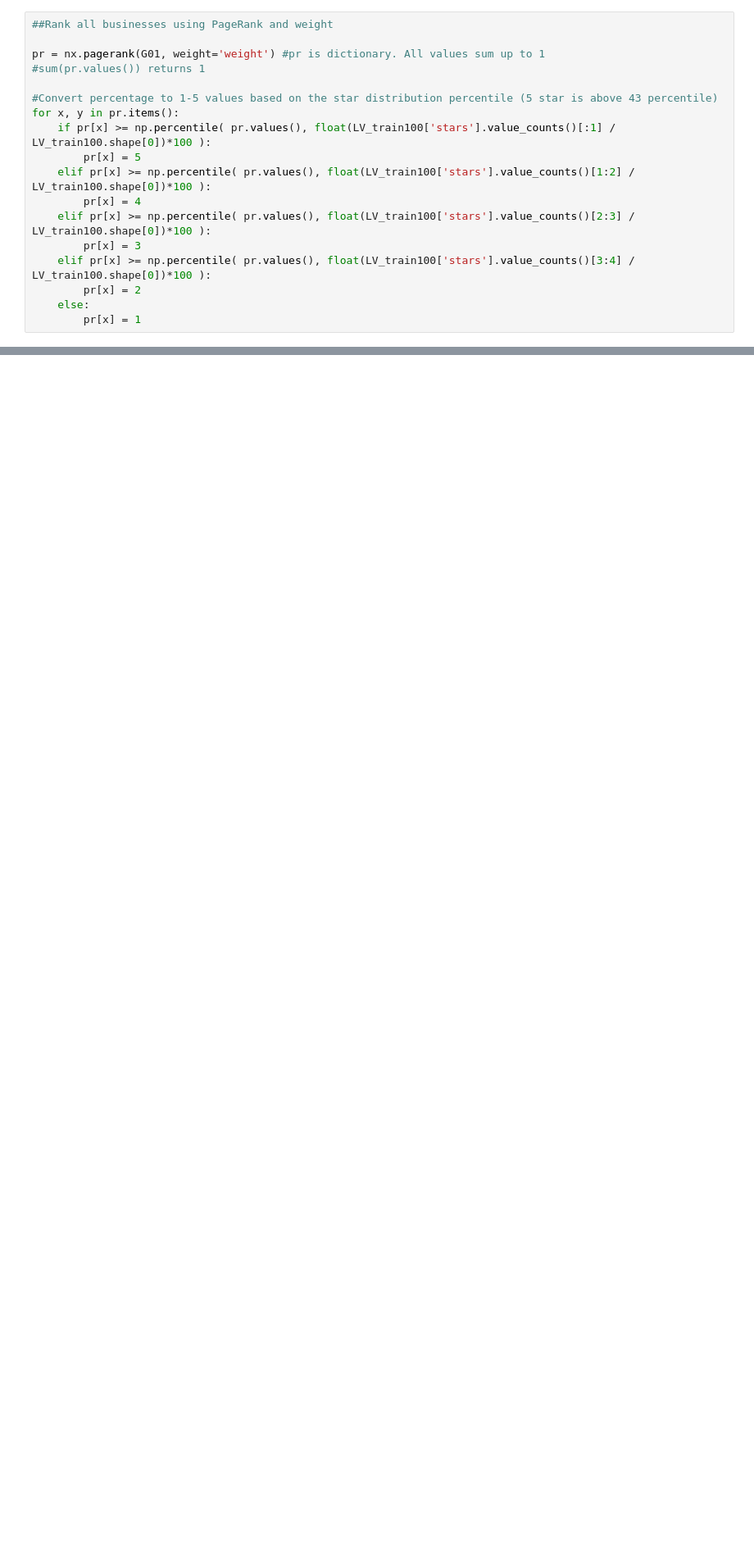
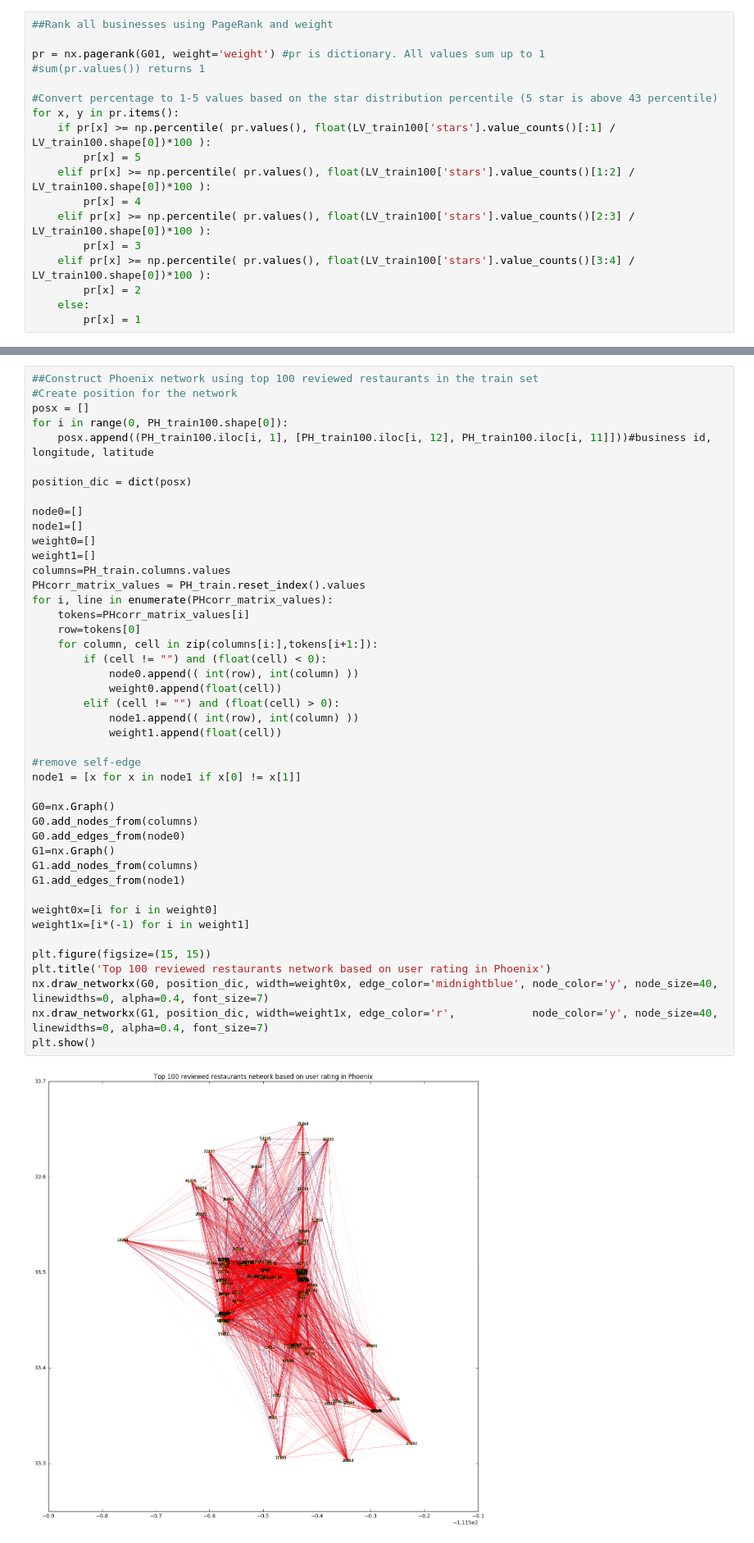
Before and after one commit to NickHoernle/Data-Science-Project-AM209a, a Jupyter notebook: baseline_model/network_based_recommendation_Reiko.ipynb, the cells around one changed output, grey strips where cells are left out. Shown at 82% size. Drawn from its saved outputs; the diff is of its cells as text; blank space fills up the shorter version.

```diff
--- a/baseline_model/network_based_recommendation_Reiko.ipynb
+++ b/baseline_model/network_based_recommendation_Reiko.ipynb
@@ -235,0 +235,46 @@ This analysis included 100 businesses located in Las Vegas. The node in the netw
+# %%
+##Construct Phoenix network using top 100 reviewed restaurants in the train set
+#Create position for the network
+posx = []
+for i in range(0, PH_train100.shape[0]):
+    posx.append((PH_train100.iloc[i, 1], [PH_train100.iloc[i, 12], PH_train100.iloc[i, 11]]))#business id, longitude, latitude
+
+position_dic = dict(posx)
+
+node0=[]
+node1=[]
+weight0=[]
+weight1=[]
+columns=PH_train.columns.values
+PHcorr_matrix_values = PH_train.reset_index().values
+for i, line in enumerate(PHcorr_matrix_values):
+    tokens=PHcorr_matrix_values[i]
+    row=tokens[0]
+    for column, cell in zip(columns[i:],tokens[i+1:]):
+        if (cell != "") and (float(cell) < 0):
+            node0.append(( int(row), int(column) ))
+            weight0.append(float(cell))
+        elif (cell != "") and (float(cell) > 0):
+            node1.append(( int(row), int(column) ))
+            weight1.append(float(cell))
+
+#remove self-edge
+node1 = [x for x in node1 if x[0] != x[1]]
+
+G0=nx.Graph()
+G0.add_nodes_from(columns)
+G0.add_edges_from(node0)
+G1=nx.Graph()
+G1.add_nodes_from(columns)
+G1.add_edges_from(node1)
+
+weight0x=[i for i in weight0]
+weight1x=[i*(-1) for i in weight1]
+
+plt.figure(figsize=(15, 15))
+plt.title('Top 100 reviewed restaurants network based on user rating in Phoenix')
+nx.draw_networkx(G0, position_dic, width=weight0x, edge_color='midnightblue', node_color='y', node_size=40, linewidths=0, alpha=0.4, font_size=7)
+nx.draw_networkx(G1, position_dic, width=weight1x, edge_color='r',            node_color='y', node_size=40, linewidths=0, alpha=0.4, font_size=7)
+plt.show()
+# %% [output]
+[figure, added]
```
Also changed, not shown: parts of 23 cells of this notebook.
